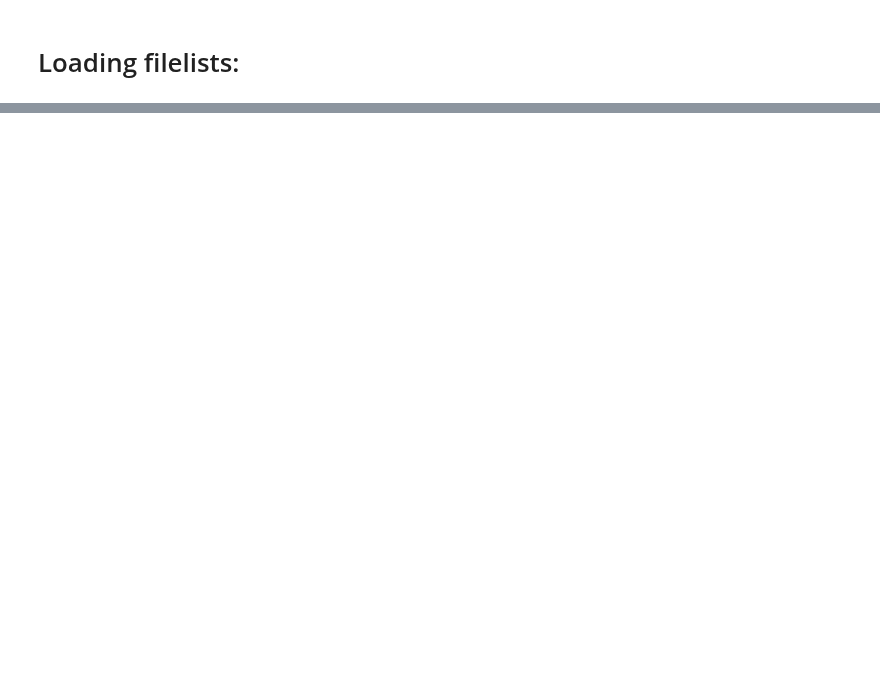
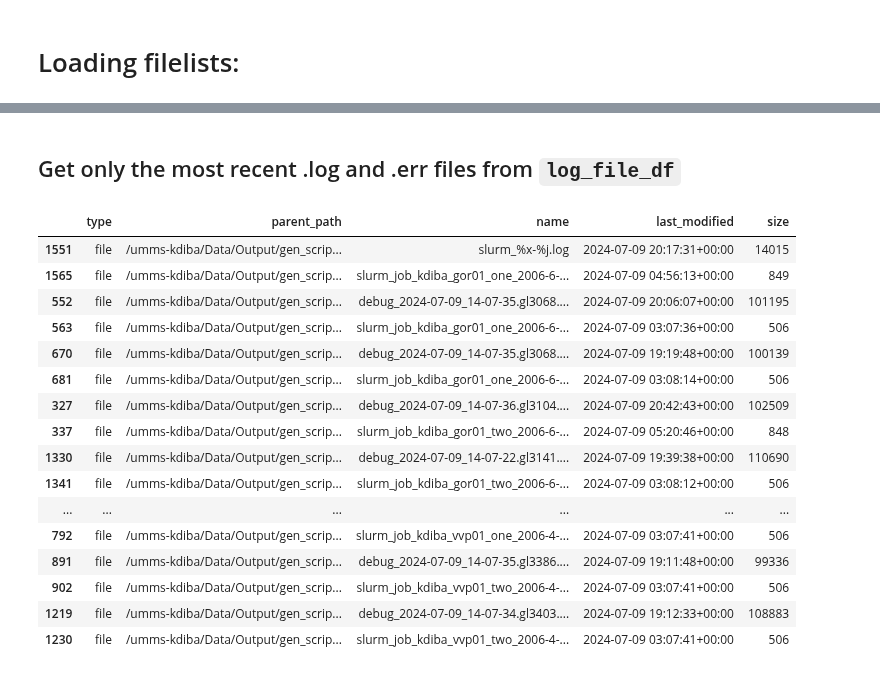
Before and after one commit to CommanderPho/PhoGlobusHelpers, a Jupyter notebook: notebooks/testing_notebook.ipynb, the cells around one changed output, grey strips where cells are left out. Cells and saved outputs as stored; diff of their text form; code cells hidden in the pictures; blank space fills up the shorter version.

```diff
--- a/notebooks/testing_notebook.ipynb
+++ b/notebooks/testing_notebook.ipynb
@@ -241,0 +307,42 @@ unique_rows_df = spikes_df.spikes.extract_unique_neuron_identities()
+# %% [markdown]
+## Get only the most recent .log and .err files from `log_file_df`
+# %%
+## INPUTS: log_file_df.tail(10)
+
+
+df = deepcopy(log_file_df)
+# Assuming 'df' is your DataFrame
+df['last_modified'] = pd.to_datetime(df['last_modified'])
+
+# Separate .err and .log files
+err_files = df[df['name'].str.endswith('.err')]
+log_files = df[df['name'].str.endswith('.log')]
+
+# Get the most recent .err and .log file for each parent_path
+most_recent_err = err_files.loc[err_files.groupby('parent_path')['last_modified'].idxmax()]
+most_recent_log = log_files.loc[log_files.groupby('parent_path')['last_modified'].idxmax()]
+
+# Concatenate the results
+most_recent_files = pd.concat([most_recent_err, most_recent_log]).sort_values(by=['parent_path', 'last_modified'], ascending=[True, False])
+
+# import ace_tools as tools; tools.display_dataframe_to_user(name="Most Recent .err and .log Files", dataframe=most_recent_files)
+
+most_recent_files
+# %% [output]
+|  | type | parent_path | name | last_modified | size |
+| 1551 | file | /umms-kdiba/Data/Output/gen_scrip... | slurm_%x-%j.log | 2024-07-09 20:17:31+00:00 | 14015 |
+| 1565 | file | /umms-kdiba/Data/Output/gen_scrip... | slurm_job_kdiba_gor01_one_2006-6-... | 2024-07-09 04:56:13+00:00 | 849 |
+| 552 | file | /umms-kdiba/Data/Output/gen_scrip... | debug_2024-07-09_14-07-35.gl3068.... | 2024-07-09 20:06:07+00:00 | 101195 |
+| 563 | file | /umms-kdiba/Data/Output/gen_scrip... | slurm_job_kdiba_gor01_one_2006-6-... | 2024-07-09 03:07:36+00:00 | 506 |
+| 670 | file | /umms-kdiba/Data/Output/gen_scrip... | debug_2024-07-09_14-07-35.gl3068.... | 2024-07-09 19:19:48+00:00 | 100139 |
+| 681 | file | /umms-kdiba/Data/Output/gen_scrip... | slurm_job_kdiba_gor01_one_2006-6-... | 2024-07-09 03:08:14+00:00 | 506 |
+| 327 | file | /umms-kdiba/Data/Output/gen_scrip... | debug_2024-07-09_14-07-36.gl3104.... | 2024-07-09 20:42:43+00:00 | 102509 |
+| 337 | file | /umms-kdiba/Data/Output/gen_scrip... | slurm_job_kdiba_gor01_two_2006-6-... | 2024-07-09 05:20:46+00:00 | 848 |
+| 1330 | file | /umms-kdiba/Data/Output/gen_scrip... | debug_2024-07-09_14-07-22.gl3141.... | 2024-07-09 19:39:38+00:00 | 110690 |
+| 1341 | file | /umms-kdiba/Data/Output/gen_scrip... | slurm_job_kdiba_gor01_two_2006-6-... | 2024-07-09 03:08:12+00:00 | 506 |
+| ... | ... | ... | ... | ... | ... |
+| 792 | file | /umms-kdiba/Data/Output/gen_scrip... | slurm_job_kdiba_vvp01_one_2006-4-... | 2024-07-09 03:07:41+00:00 | 506 |
+| 891 | file | /umms-kdiba/Data/Output/gen_scrip... | debug_2024-07-09_14-07-35.gl3386.... | 2024-07-09 19:11:48+00:00 | 99336 |
+| 902 | file | /umms-kdiba/Data/Output/gen_scrip... | slurm_job_kdiba_vvp01_two_2006-4-... | 2024-07-09 03:07:41+00:00 | 506 |
+| 1219 | file | /umms-kdiba/Data/Output/gen_scrip... | debug_2024-07-09_14-07-34.gl3403.... | 2024-07-09 19:12:33+00:00 | 108883 |
+| 1230 | file | /umms-kdiba/Data/Output/gen_scrip... | slurm_job_kdiba_vvp01_two_2006-4-... | 2024-07-09 03:07:41+00:00 | 506 |
```
Also changed, not shown: parts of 13 cells of this notebook, 1 other file.
